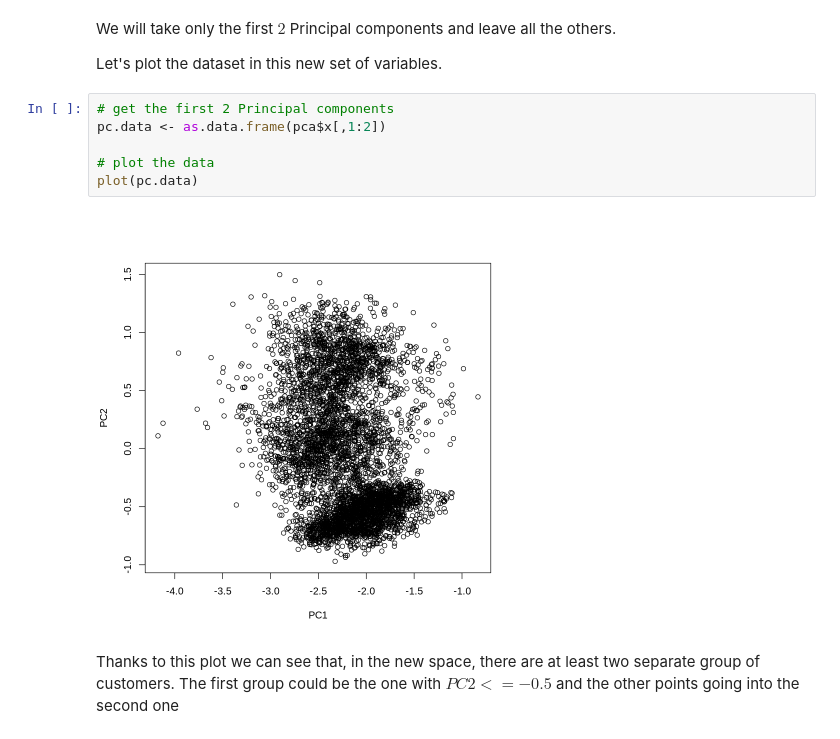
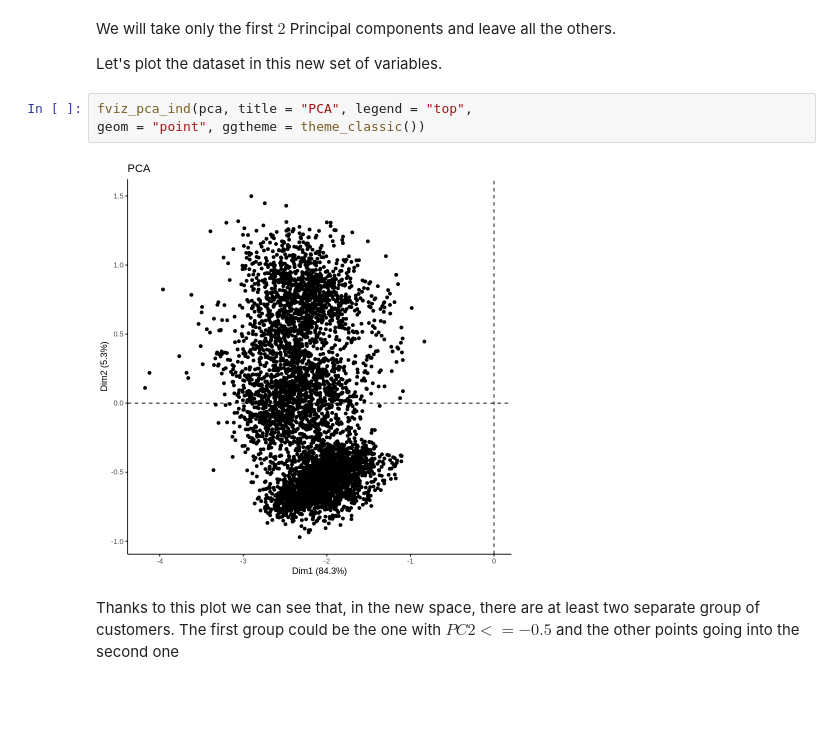
Before and after one commit to biagio-incardona/biagio-incardona.github.io, a Jupyter notebook: Report_Incardona_Biagio.ipynb, the cells around one changed output. Saved outputs shown, nothing was run; the diff lists cells and outputs as text; blank space fills up the shorter version.

```diff
--- a/Report_Incardona_Biagio.ipynb
+++ b/Report_Incardona_Biagio.ipynb
@@ -794,14 +802,11 @@ plot(summary.pca$importance[3,], xlab = "Principal Component",
 We will take only the first $2$ Principal components and leave all the others.
 
 Let's plot the dataset in this new set of variables.
-# %%
-# get the first 2 Principal components
-pc.data <- as.data.frame(pca$x[,1:2])
-
-# plot the data
-plot(pc.data)
-# %% [output]
-[figure, removed]
+# %%
+fviz_pca_ind(pca, title = "PCA", legend = "top",
+geom = "point", ggtheme = theme_classic())
+# %% [output]
+[figure, added]
 # %% [markdown]
 Thanks to this plot we can see that, in the new space, there are at least two separate group of customers. The first group could be the one with $PC2 <= -0.5$ and the other points going into the second one
 # %% [markdown]
```
Also changed, not shown: parts of 4 cells of this notebook.
